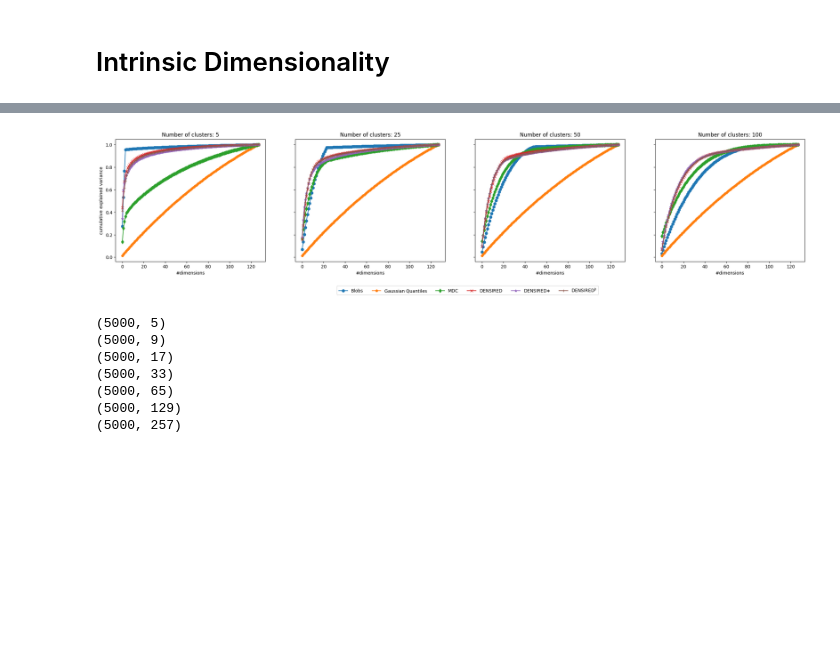
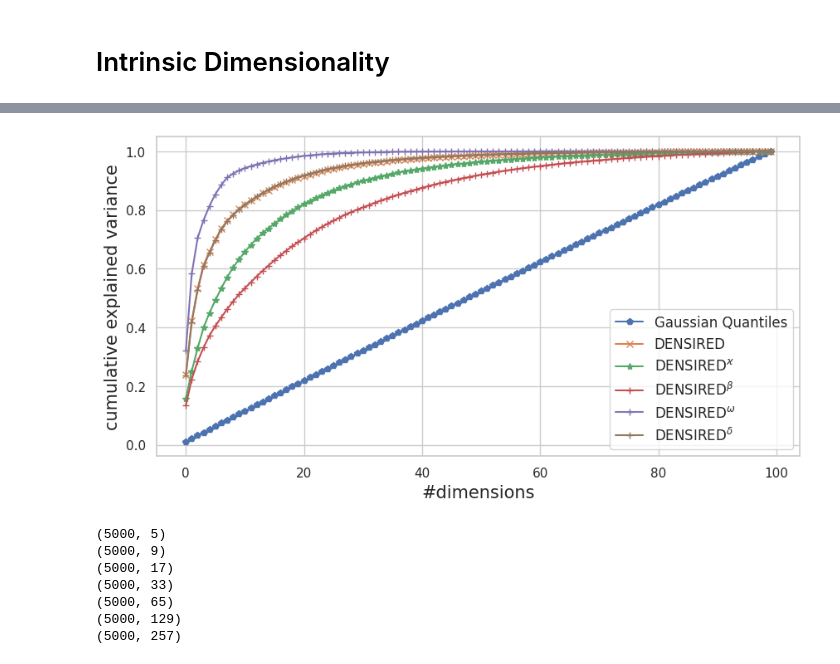
Before and after one commit to PhilJahn/DENSIRED, a Jupyter notebook: SynthDataGenImprovedAnalysis.ipynb, the cells around one changed output, grey strips where cells are left out. Saved outputs shown, nothing was run; the diff lists cells and outputs as text; code cells hidden in the pictures; blank space fills up the shorter version.

```diff
--- a/SynthDataGenImprovedAnalysis.ipynb
+++ b/SynthDataGenImprovedAnalysis.ipynb
@@ -1616,9 +301,11 @@ def plot(values_dict, xlabel="Dimensions", ylabel="Avg cos distance",
     plt.savefig(fname, bbox_inches='tight')
 # %% [markdown]
 #### Start computation for comparison
+# %%
+dims=[10, 50, 100, 250]
 # %%
-cos_values = compare_generators(metric="cosine")
+cos_values = compare_generators(x_range=dims, metric="cosine")
 # %%
-euclid_values = compare_generators(metric="euclidean")
+euclid_values = compare_generators(x_range=dims, metric="euclidean")
 # %%
-dc_dist_values = compare_generators(metric="dcdist")
+dc_dist_values = compare_generators(x_range=dims, metric="dcdist")
@@ -1797,26 +501,31 @@ result_df.to_csv("result.csv")
 # %%
 from sklearn.decomposition import PCA
+import matplotlib
 
-n_samples=2500
-n=128
+n_samples=100_000
+n=100
 seed=42
 
-fig = plt.figure(figsize=(24,8))
+sns.set_theme(style="whitegrid")
+
+#fig = plt.figure(figsize=(24,8))
 
 def _norm_data(dataset):
     return dataset / np.linalg.norm(dataset, axis=0, keepdims=True)
 
-f, axes = plt.subplots(1,4, figsize=(28,5), sharey=True)
-axes[0].set_ylabel('cumulative explained variance')
-for ax, n_clusters in zip(axes,[5,25,50,100]):
-    ax.set_xlabel("#dimensions")
-    ax.set_title(f"Number of clusters: {n_clusters}")
+f, axes = plt.subplots(1,1, figsize=(10,5), sharey=True)
+# axes[0].set_ylabel('cumulative explained variance')
+for ax, n_clusters in zip([axes],[1]): #5,25,50,100]):
+    ax.set_ylabel("cumulative explained variance", fontsize=15)
+    ax.set_xlabel("#dimensions", fontsize=15)
+    #ax.set_title(f"Number of clusters: {n_clusters}")
 
-    # BLOBS
-    data_blobs = make_blobs(n_samples=n_samples, centers=n_clusters, n_features=n)
-    data_blobs = _norm_data(data_blobs[0])
-    pca = PCA().fit(data_blobs)
-    ax.plot(np.cumsum(pca.explained_variance_ratio_), "o-", label="Blobs")
+    if False:
+        # BLOBS
+        data_blobs = make_blobs(n_samples=n_samples, centers=n_clusters, n_features=n)
+        data_blobs = _norm_data(data_blobs[0])
+        pca = PCA().fit(data_blobs)
+        ax.plot(np.cumsum(pca.explained_variance_ratio_), "o-", label="Blobs")
 
 
     # GAUSSIAN QUANTILES
@@ -1825,37 +534,55 @@ for ax, n_clusters in zip(axes,[5,25,50,100]):
     pca = PCA().fit(data_gquant)
     ax.plot(np.cumsum(pca.explained_variance_ratio_), "p-", label="Gaussian Quantiles")
 
-    # MDCGenerator - Felix/Arthur
-    cluster_gen = mdcgenpy.clusters.ClusterGenerator(n_samples=n_samples, n_feats=n, k=n_clusters)
-    data_mdcgen = cluster_gen.generate_data()[0]
-    data_mdcgen = _norm_data(data_mdcgen)
-    pca = PCA().fit(data_mdcgen)
-    ax.plot(np.cumsum(pca.explained_variance_ratio_), "d-", label="MDC")
+    if False:
+        # MDCGenerator
+        cluster_gen = mdcgenpy.clusters.ClusterGenerator(n_samples=n_samples, n_feats=n, k=n_clusters)
+        data_mdcgen = cluster_gen.generate_data()[0]
+        data_mdcgen = _norm_data(data_mdcgen)
+        pca = PCA().fit(data_mdcgen)
+        ax.plot(np.cumsum(pca.explained_variance_ratio_), "d-", label="MDC")
 
-    # density generator - Philipp - default
-    x = densityDataGen(dim=n, ratio_noise=0, clunum=n_clusters, seed=seed, stickiness=0, core_num=100, random_start = False)
+    # density generator - default
+    x = densityDataGen(dim=n, ratio_noise=0, clunum=n_clusters, seed=seed, star=0, branch=0.05, stickiness=0.5, core_num=1000, random_start = False)
     # x = densityDataGen(dim=n, ratio_noise=0, clunum=n_clusters, core_num=20*n_clusters, seed=seed)
     x_data = x.generate_data(n_samples)
     x_data = _norm_data(x_data[:, :-1])
     pca = PCA().fit(x_data)
     ax.plot(np.cumsum(pca.explained_variance_ratio_), "x-" , label="DENSIRED")
 
-    # density generator - Philipp - star
-    x_ddg_star = densityDataGen(dim=n, ratio_noise=0, clunum=n_clusters, star=1, branch=0.25, stickiness=0.05, core_num=100, seed=seed, random_start = False)
+    # density generator - star
+    x_ddg_star = densityDataGen(dim=n, ratio_noise=0, clunum=n_clusters, star=1, branch=0.05, stickiness=0.5, core_num=1000, seed=seed, random_start = False)
     # x_ddg_star = densityDataGen(dim=n, ratio_noise=0, clunum=n_clusters, core_num=20*n_clusters, star=1, branch=0.2, seed=seed)
     x_ddg_star_data = x_ddg_star.generate_data(n_samples)
     x_ddg_star_data = _norm_data(x_ddg_star_data[:, :-1])
     pca = PCA().fit(x_ddg_star_data)
-    ax.plot(np.cumsum(pca.explained_variance_ratio_), "*-", label=r"DENSIRED$\ast$")
+    ax.plot(np.cumsum(pca.explained_variance_ratio_), "*-", label=r"DENSIRED$^\varkappa$")
 
-    # density generator - Philipp - branch
-    x_ddg_branch = densityDataGen(dim=n, ratio_noise=0, clunum=n_clusters, star=0, branch=0.2, stickiness=0.1, core_num=100, seed=seed, random_start = False)
+    # density generator - branch
+    x_ddg_branch = densityDataGen(dim=n, ratio_noise=0, clunum=n_clusters, star=0, branch=1, stickiness=0.5, core_num=1000, seed=seed, random_start = False)
     # x_ddg_branch = densityDataGen(dim=n, ratio_noise=0, clunum=n_clusters, core_num=20*n_clusters, star=0, branch=0.2, seed=seed)
     x_ddg_branch_data = x_ddg_branch.generate_data(n_samples)
     x_ddg_branch_data = _norm_data(x_ddg_branch_data[:, :-1])
     pca = PCA().fit(x_ddg_branch_data)
-    ax.plot(np.cumsum(pca.explained_variance_ratio_), "+-", label=r"DENSIRED$^b$")
+    ax.plot(np.cumsum(pca.explained_variance_ratio_), "+-", label=r"DENSIRED$^\beta$")
 
-plt.legend(loc='upper center', bbox_to_anchor=(-1.25, -0.18), fancybox=True, shadow=False, ncol=6)
+    # density generator - momentum
+    x_ddg_branch = densityDataGen(dim=n, ratio_noise=0, clunum=n_clusters, star=0, branch=0.05, stickiness=1.0, core_num=1000, seed=seed, random_start = False)
+    # x_ddg_branch = densityDataGen(dim=n, ratio_noise=0, clunum=n_clusters, core_num=20*n_clusters, star=0, branch=0.2, seed=seed)
+    x_ddg_branch_data = x_ddg_branch.generate_data(n_samples)
+    x_ddg_branch_data = _norm_data(x_ddg_branch_data[:, :-1])
+    pca = PCA().fit(x_ddg_branch_data)
+    ax.plot(np.cumsum(pca.explained_variance_ratio_), "+-", label=r"DENSIRED$^\omega$")
+
+    # density generator - shift
+    x_ddg_branch = densityDataGen(dim=n, ratio_noise=0, clunum=n_clusters, star=0, branch=0.05, stickiness=0.5, core_num=1000, shift=2, seed=seed, random_start = False)
+    # x_ddg_branch = densityDataGen(dim=n, ratio_noise=0, clunum=n_clusters, core_num=20*n_clusters, star=0, branch=0.2, seed=seed)
+    x_ddg_branch_data = x_ddg_branch.generate_data(n_samples)
+    x_ddg_branch_data = _norm_data(x_ddg_branch_data[:, :-1])
+    pca = PCA().fit(x_ddg_branch_data)
+    ax.plot(np.cumsum(pca.explained_variance_ratio_), "+-", label=r"DENSIRED$^\delta$")
+
+
+plt.legend(fontsize=12)
 plt.savefig("explainedVar_PCA.png", bbox_inches="tight")
 # %% [output]
@@ -1863,4 +589,4 @@ plt.savefig("explainedVar_PCA.png", bbox_inches="tight")
-[figure, old version]
+[figure, new version]
 # %%
 from sklearn.decomposition import PCA
 
```
Also changed, not shown: parts of 59 cells of this notebook, 2 other files.
